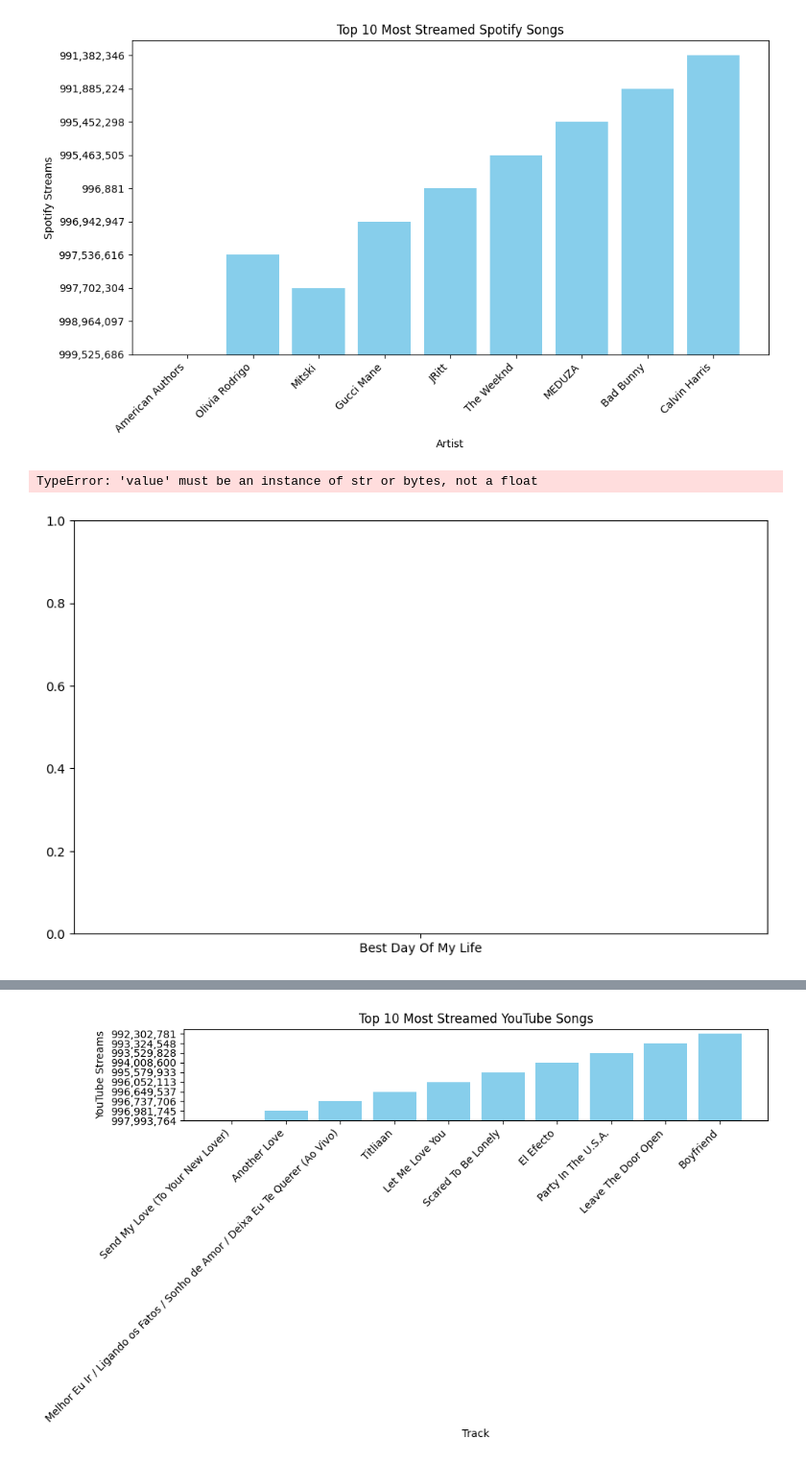
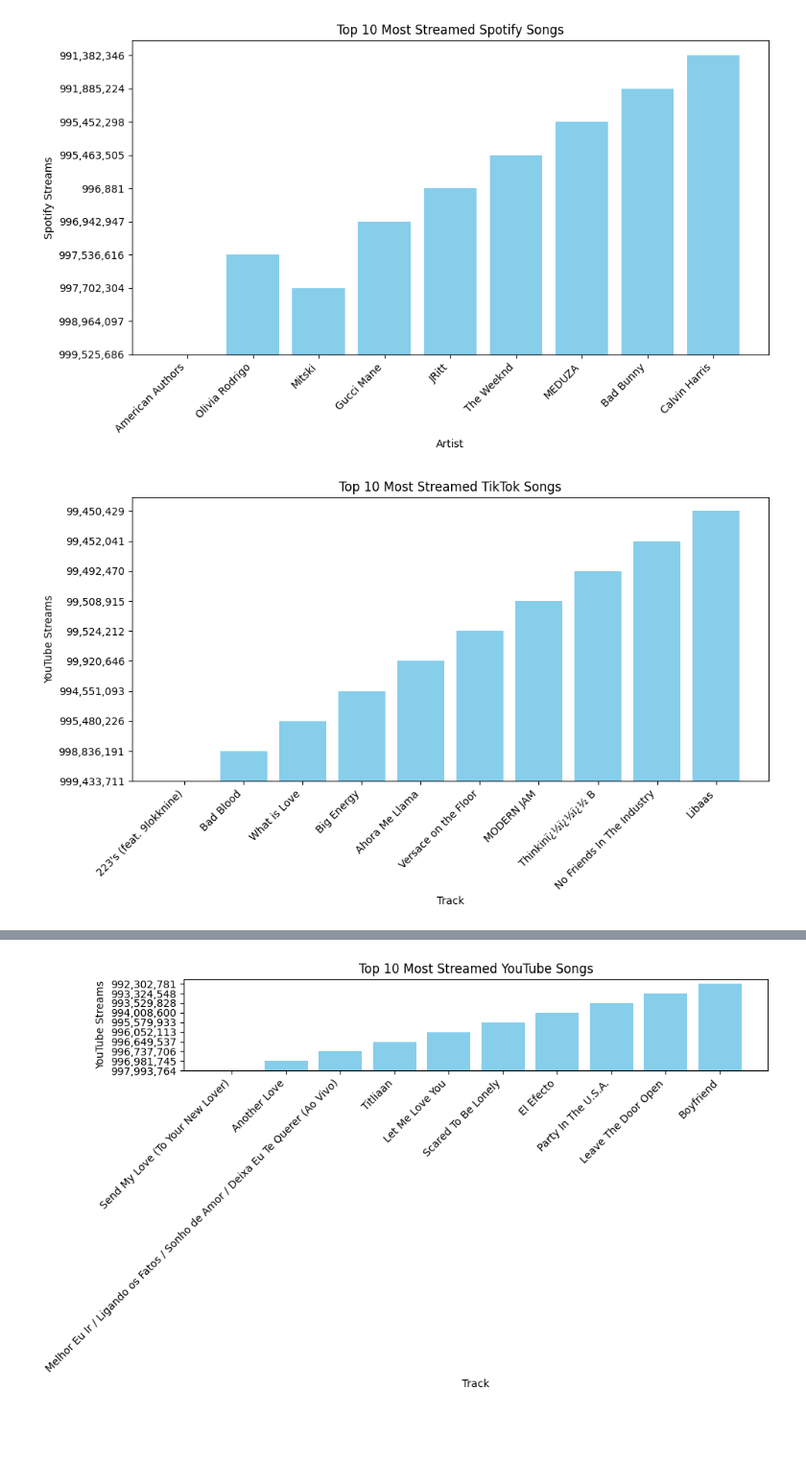
Before and after one commit to itsethe/HtHFinalProject, a Jupyter notebook: final_project.ipynb, the cells around one changed output, grey strips where cells are left out. Shown: that part at 96% size. Cells and saved outputs as stored; diff of their text form; code cells hidden in the pictures; blank space fills up the shorter version.

```diff
--- a/final_project.ipynb
+++ b/final_project.ipynb
@@ -118,21 +118,20 @@ plt.show()
 # %% [output]
 [figure]
 # %%
-tiktok_data_sorted = df.sort_values(by='TikTok Views', ascending=False)
+youtube_data_sorted = df.sort_values(by='TikTok Views', ascending=False)
 
 # Get the top 10 songs
-top_10_tiktok = tiktok_data_sorted.head(10)
+top_10_artists_youtube = youtube_data_sorted.head(10)
 
 # Create the bar chart
 plt.figure(figsize=(10, 6))
-plt.bar(top_10['Track'], top_10['TikTok Views'], color='skyblue')
+plt.bar(top_10_artists_youtube['Track'], top_10_artists_youtube['TikTok Views'], color='skyblue')
 plt.xlabel('Track')
-plt.ylabel('TikTok Streams')
-plt.title('Top 10 Most Streamed TIkTok Songs')
+plt.ylabel('YouTube Streams')
+plt.title('Top 10 Most Streamed TikTok Songs')
 plt.xticks(rotation=45, ha='right')
 plt.tight_layout()
 plt.show()
 # %% [output]
-TypeError: 'value' must be an instance of str or bytes, not a float
-[figure, old version]
+[figure, new version]
 # %%
```
Also changed, not shown: parts of 3 cells of this notebook, 1 other file.
